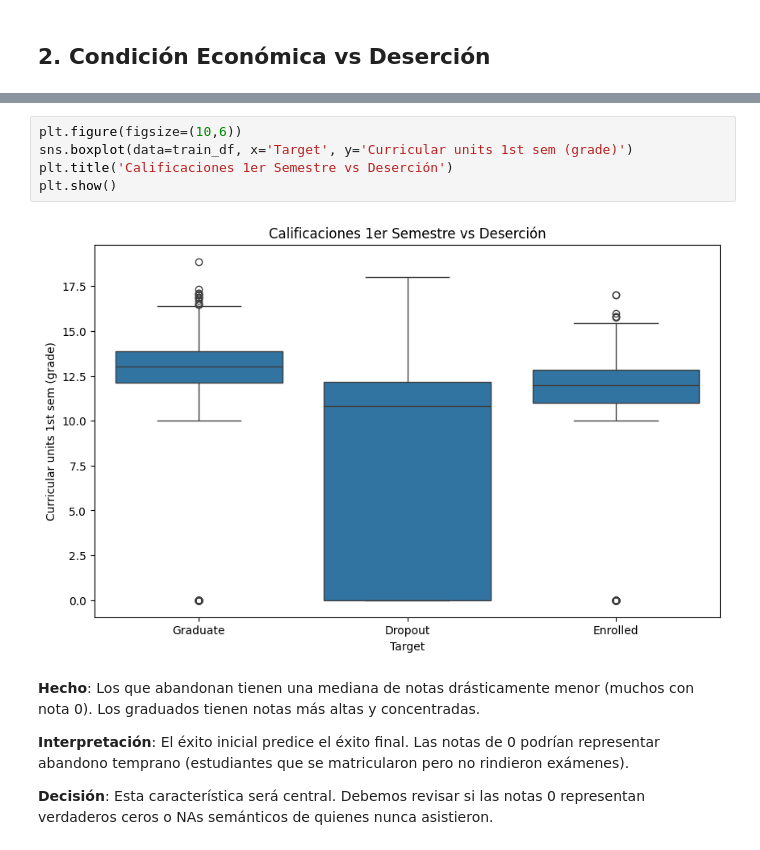
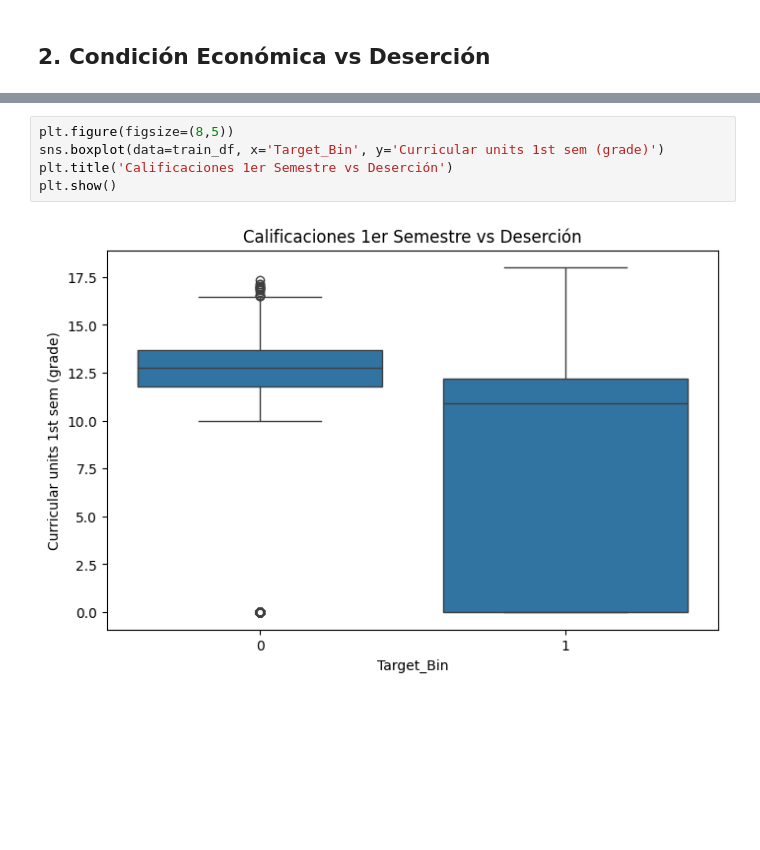
Before and after one commit to JorgeGarciaCS/TP1_DataMining, a Jupyter notebook: notebooks/01_eda.ipynb, the cells around one changed output, grey strips where cells are left out. Cells and saved outputs as stored; diff of their text form; blank space fills up the shorter version.

```diff
--- a/notebooks/01_eda.ipynb
+++ b/notebooks/01_eda.ipynb
@@ -59,13 +65,7 @@ plt.show()
 # %%
-plt.figure(figsize=(10,6))
-sns.boxplot(data=train_df, x='Target', y='Curricular units 1st sem (grade)')
+plt.figure(figsize=(8,5))
+sns.boxplot(data=train_df, x='Target_Bin', y='Curricular units 1st sem (grade)')
 plt.title('Calificaciones 1er Semestre vs Deserción')
 plt.show()
 # %% [output]
-[figure, old version]
+[figure, new version]
-# %% [markdown]
-**Hecho**: Los que abandonan tienen una mediana de notas drásticamente menor (muchos con nota 0). Los graduados tienen notas más altas y concentradas.
-
-**Interpretación**: El éxito inicial predice el éxito final. Las notas de 0 podrían representar abandono temprano (estudiantes que se matricularon pero no rindieron exámenes).
-
-**Decisión**: Esta característica será central. Debemos revisar si las notas 0 representan verdaderos ceros o NAs semánticos de quienes nunca asistieron.
```
Also changed, not shown: parts of 10 cells of this notebook, 19 other files.
